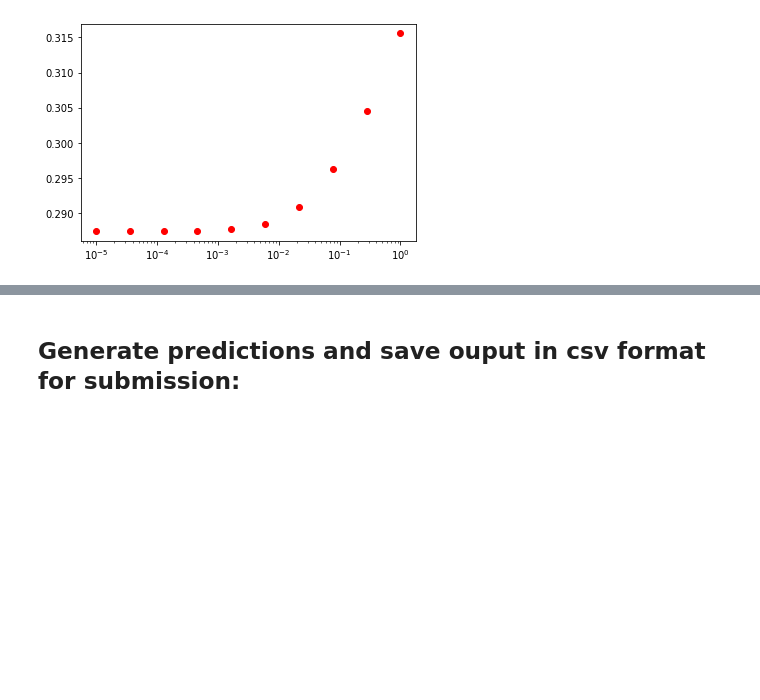
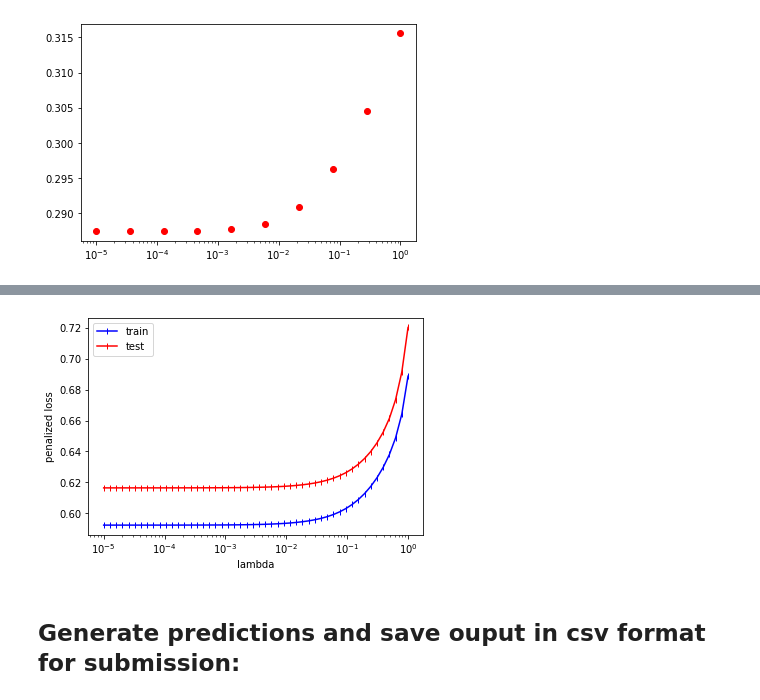
Before and after one commit to zghonda/EPFL-Machine-Learning-Higgs-2019, a Jupyter notebook: scripts/project1.ipynb, the cells around one changed output, grey strips where cells are left out. Cells and saved outputs as stored; diff of their text form; code cells hidden in the pictures; blank space fills up the shorter version.

```diff
--- a/scripts/project1.ipynb
+++ b/scripts/project1.ipynb
@@ -191,3 +149,7 @@ plt.scatter(np.logspace(-4, -2, 30),(e1))
+# %%
+tr, te, lambdas = cross_validation_lambda(y[0:10000], tX[0:10000])
+# %% [output]
+[figure, added]
 # %% [markdown]
 ## Generate predictions and save ouput in csv format for submission:
 # %%
```
Also changed, not shown: parts of 6 cells of this notebook, 1 other file.
